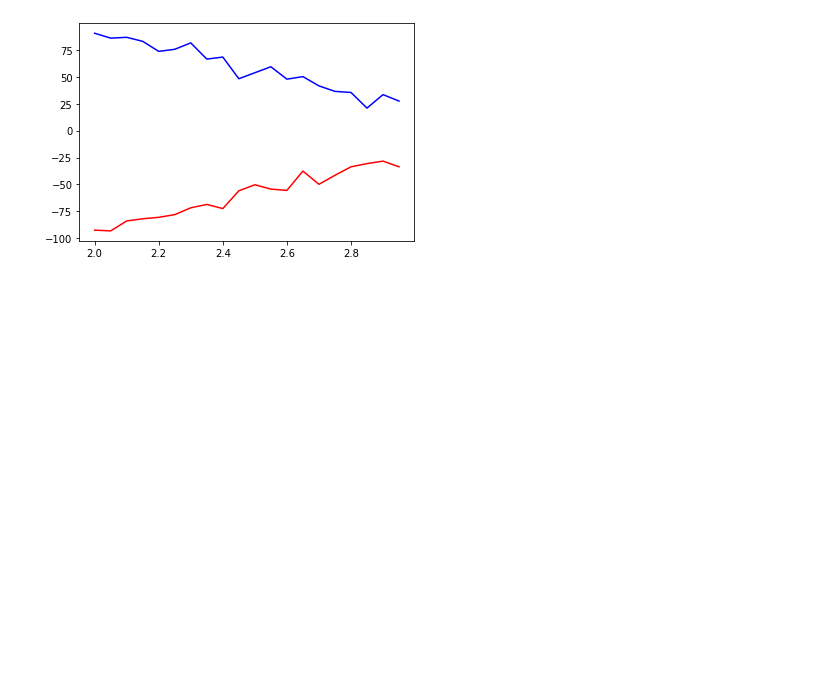
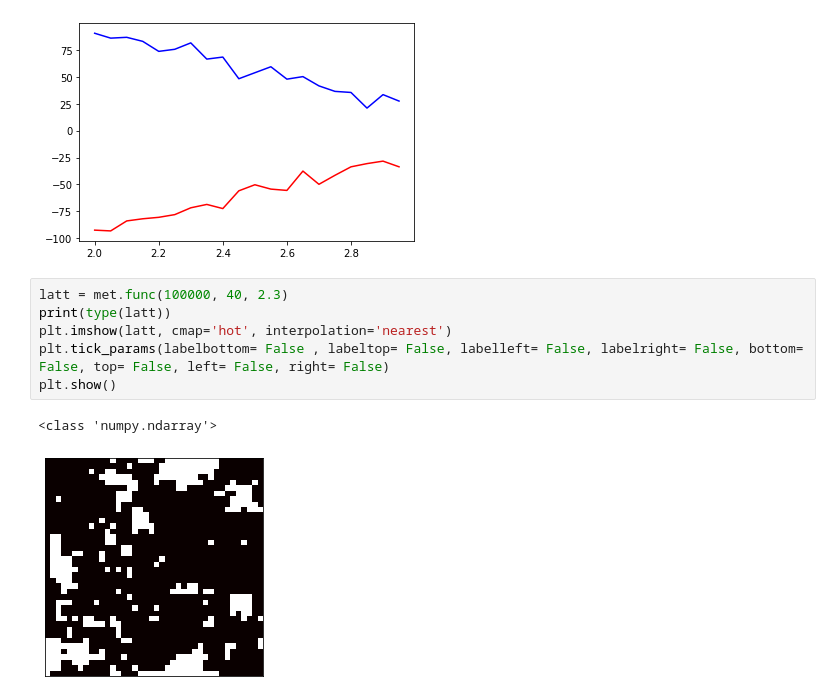
Before and after one commit to dmessier7/Ising_Model, a Jupyter notebook: GraphingMetroSim.ipynb, the cells around one changed output. Cells and saved outputs as stored; diff of their text form; blank space fills up the shorter version.

```diff
--- a/GraphingMetroSim.ipynb
+++ b/GraphingMetroSim.ipynb
@@ -59,3 +60,12 @@ plt.plot(temp, x, 'r') # red: Mag N
 plt.show()
 # %% [output]
 [figure]
+# %%
+latt = met.func(100000, 40, 2.3)
+print(type(latt))
+plt.imshow(latt, cmap='hot', interpolation='nearest')
+plt.tick_params(labelbottom= False , labeltop= False, labelleft= False, labelright= False, bottom= False, top= False, left= False, right= False)
+plt.show()
+# %% [output]
+<class 'numpy.ndarray'>
+[figure, added]
```
Also changed, not shown: parts of 4 cells of this notebook, 3 other files.
